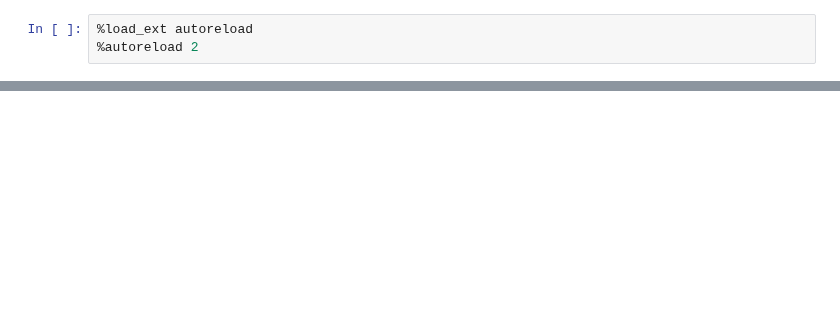
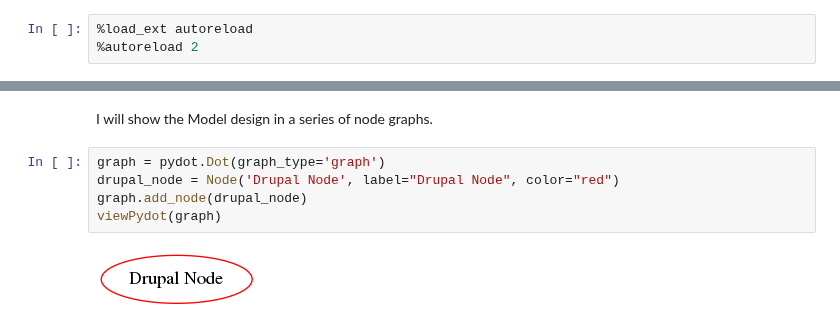
Before and after one commit to biggstd/isaDream, a Jupyter notebook: dev_notebooks/Model_Design.ipynb, the cells around one changed output, grey strips where cells are left out. Cells and saved outputs as stored; diff of their text form; blank space fills up the shorter version.

Commit message:
Generic visualization coming along nicely.

```diff
--- a/dev_notebooks/Model_Design.ipynb
+++ b/dev_notebooks/Model_Design.ipynb
@@ -91,0 +34,9 @@ class Node(Common)
+# %% [markdown]
+I will show the Model design in a series of node graphs.
+# %%
+graph = pydot.Dot(graph_type='graph')
+drupal_node = Node('Drupal Node', label="Drupal Node", color="red")
+graph.add_node(drupal_node)
+viewPydot(graph)
+# %% [output]
+[figure, added]
```
Also changed, not shown: parts of 38 cells of this notebook, 9 other files.
